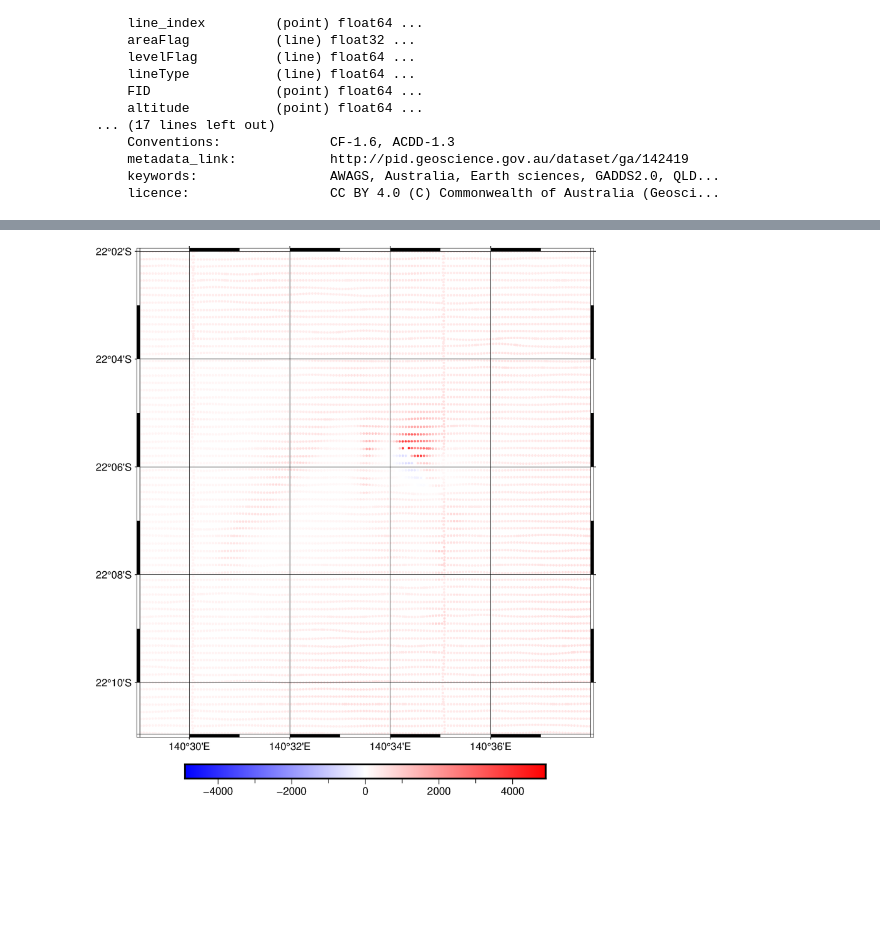
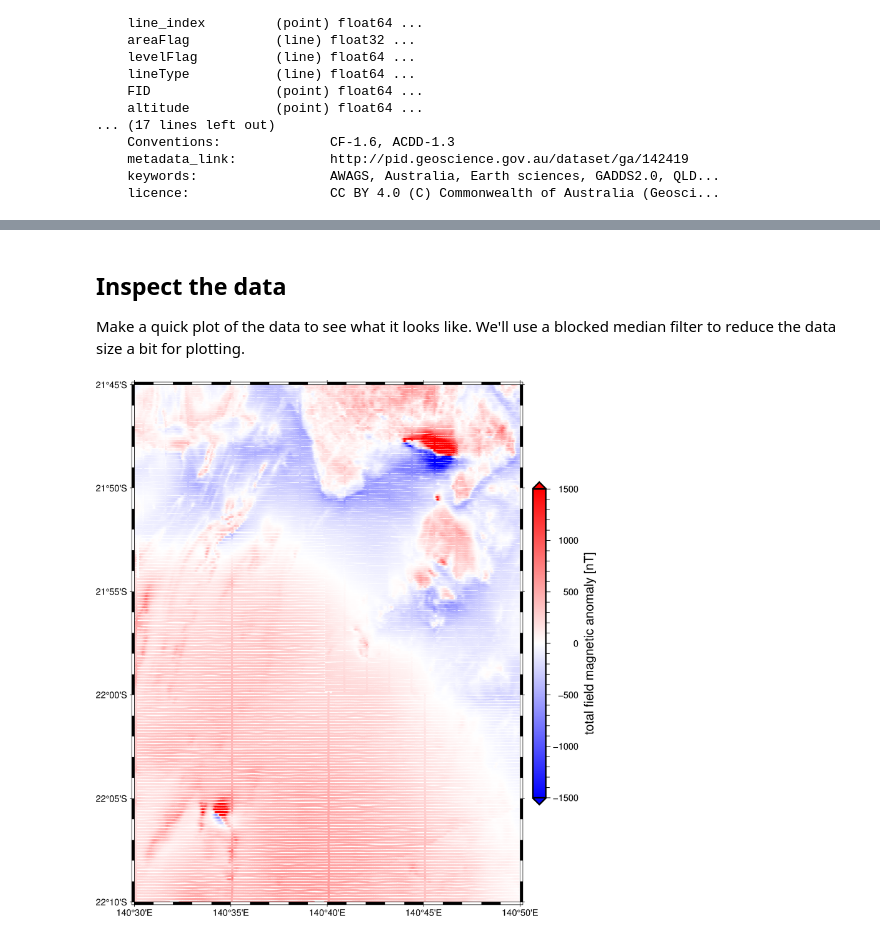
Before and after one commit to fatiando/data, a Jupyter notebook: obsborne-magnetic/prepare.ipynb, the cells around one changed output, grey strips where cells are left out. Drawn from its saved outputs; the diff is of its cells as text; code cells hidden in the pictures; blank space fills up the shorter version.

Commit message:
Finish formatting the data and notebook

```diff
--- a/obsborne-magnetic/prepare.ipynb
+++ b/obsborne-magnetic/prepare.ipynb
@@ -153,0 +136,3 @@ grdblend [NOTICE]:   -> Download 1x1 degree grid tile (earth_relief_01s_g): S23E
+# %%
+srtm = vd.grid_to_table(pygmt.grdcut("@earth_relief_01s_g", region=vd.pad_region(region, 2 / 60)))
+srtm
@@ -154,8 +155,10 @@ grdblend [NOTICE]:   -> Download 1x1 degree grid tile (earth_relief_01s_g): S23E
 # %%
+projection = pyproj.Proj(proj="merc", lat_ts=data.latitude.mean())
+
 nearest = vd.ScipyGridder(method="nearest")
-nearest.fit((srtm.lon, srtm.lat), srtm.z)
-srtm_height = nearest.predict((data.longitude, data.latitude))
+nearest.fit(projection(srtm.lon.values, srtm.lat.values), srtm.z)
+
 data = data.assign(
-    topography_srtm_sea_level_m=srtm_height
+    topography_srtm_sea_level_m=nearest.predict(projection(data.longitude.values, data.latitude.values))
 )
 data
@@ -162,6 +179,8 @@ data
+# %% [markdown]
+## Inspect the data
+
+Make a quick plot of the data to see what it looks like. We'll use a blocked median filter to reduce the data size a bit for plotting.
 # %%
-reducer = vd.BlockReduce(np.mean, spacing=0.0005)
-(lon, lat), (mag, h) = reducer.filter(
-    (data.longitude, data.latitude), (data.total_field_anomaly_nt, data.topography_srtm_sea_level_m)
-)
-mag.size
+spacing = 3 / 3600
+reducer = vd.BlockReduce(np.median, spacing=spacing)
+coordinates, total_field_anomaly = reducer.filter((data.longitude, data.latitude), data.total_field_anomaly_nt)
@@ -183,20 +187,22 @@ fig.show()
 # %%
 fig = pygmt.Figure()
-scale = 0.9*vd.maxabs(mag)
-pygmt.makecpt(cmap="polar+h", series=[-scale, scale])
+scale = 1500
+pygmt.makecpt(cmap="polar+h", series=[-scale, scale], background=True)
 fig.plot(
-    x=lon,
-    y=lat,
+    x=coordinates[0],
+    y=coordinates[1],
     projection="M15c",
-    region=vd.get_region((lon, lat)),
-    color=mag,
+    region=region,
+    color=total_field_anomaly,
     style="c0.075c",
     cmap=True,
 )
-fig.colorbar(frame="af", position="JBC+o0/1c")
-# Olympic Dam
-#fig.plot(x=136.89, y=-30.49, style="c0.1c")
-fig.basemap(frame="afg")
+fig.colorbar(
+    frame='af+l"total field magnetic anomaly [nT]"',
+    position="JCR+v+w12c/0.5c+o0.5c/0+e",
+)
+fig.basemap(frame="af")
+fig.savefig("preview.jpg", dpi=200)
 fig.show()
 # %% [output]
-[figure, old version]
+[figure, new version]
```
Also changed, not shown: parts of 31 cells of this notebook, 2 other files.
